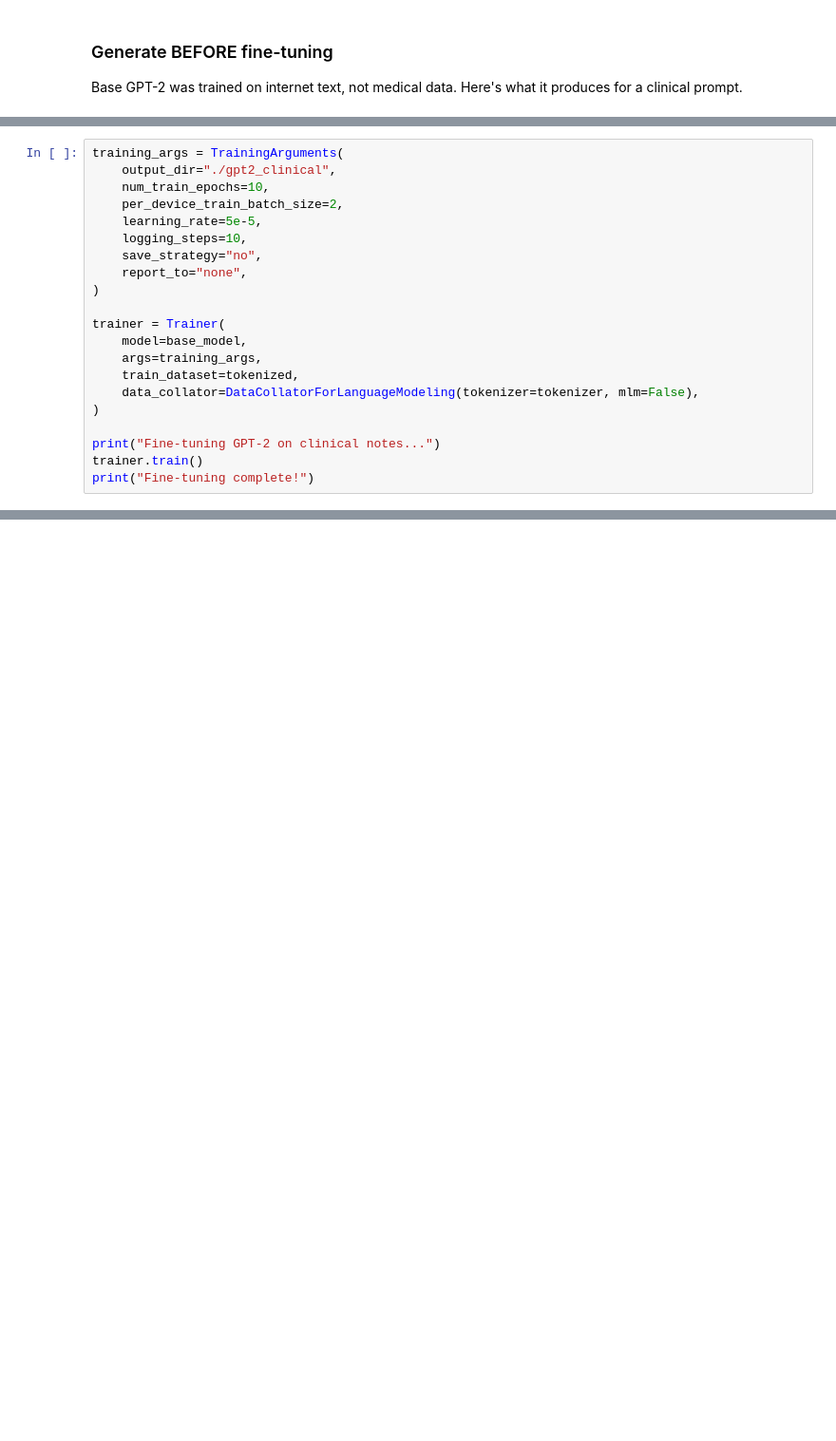
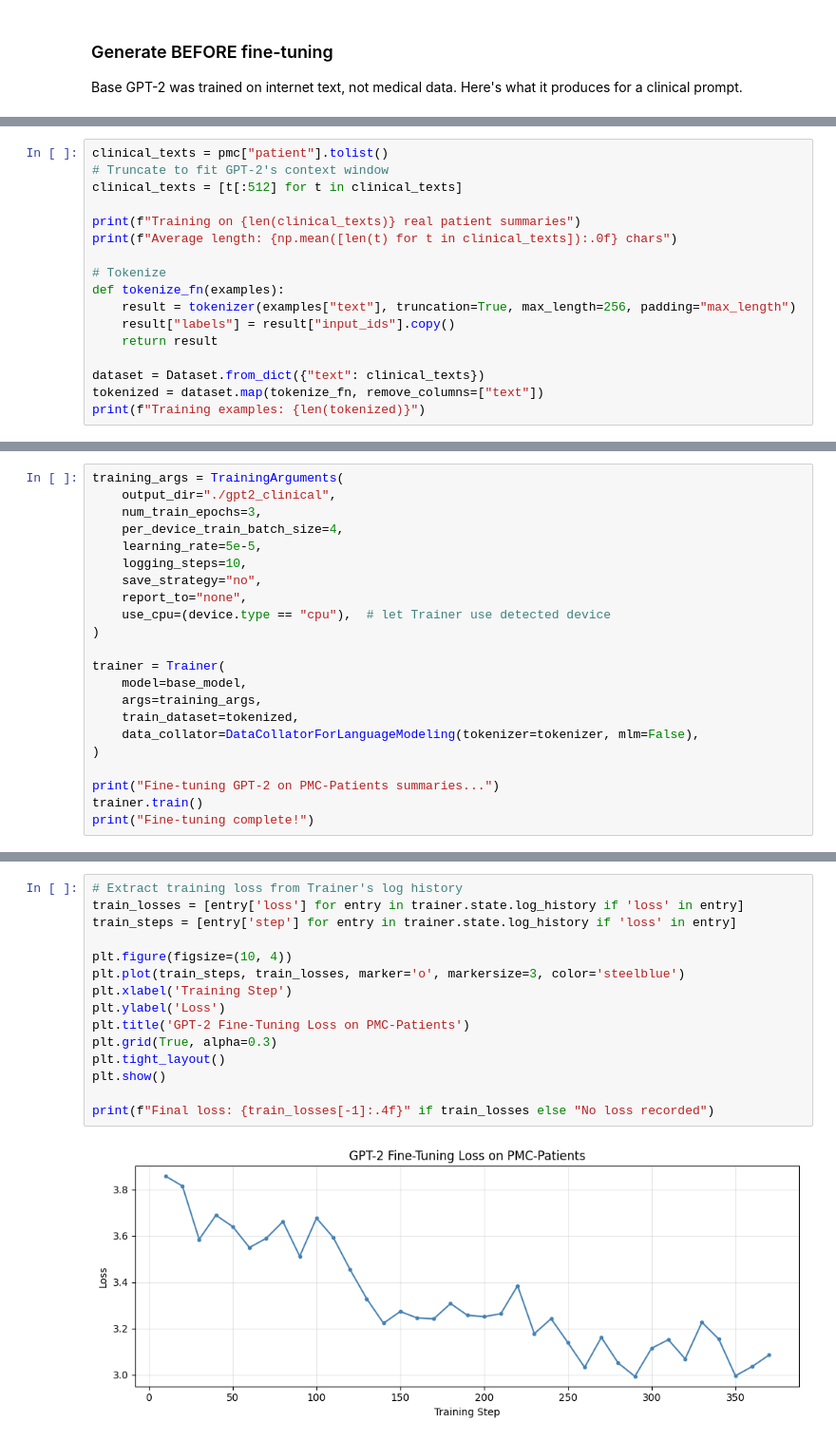
Before and after one commit to oscar-peng/datasci_223, a Jupyter notebook: lectures/07/demo/02-embeddings_finetuning.ipynb, the cells around one changed output, grey strips where cells are left out. Shown at 95% size. Saved outputs shown, nothing was run; the diff lists cells and outputs as text; blank space fills up the shorter version.

```diff
--- a/lectures/07/demo/02-embeddings_finetuning.ipynb
+++ b/lectures/07/demo/02-embeddings_finetuning.ipynb
@@ -181,0 +274,17 @@ This will only take a minute or two — it's a tiny dataset with a small model.
+# %%
+clinical_texts = pmc["patient"].tolist()
+# Truncate to fit GPT-2's context window
+clinical_texts = [t[:512] for t in clinical_texts]
+
+print(f"Training on {len(clinical_texts)} real patient summaries")
+print(f"Average length: {np.mean([len(t) for t in clinical_texts]):.0f} chars")
+
+# Tokenize
+def tokenize_fn(examples):
+    result = tokenizer(examples["text"], truncation=True, max_length=256, padding="max_length")
+    result["labels"] = result["input_ids"].copy()
+    return result
+
+dataset = Dataset.from_dict({"text": clinical_texts})
+tokenized = dataset.map(tokenize_fn, remove_columns=["text"])
+print(f"Training examples: {len(tokenized)}")
@@ -182,12 +299,13 @@ This will only take a minute or two — it's a tiny dataset with a small model.
 # %%
 training_args = TrainingArguments(
     output_dir="./gpt2_clinical",
-    num_train_epochs=10,
-    per_device_train_batch_size=2,
+    num_train_epochs=3,
+    per_device_train_batch_size=4,
     learning_rate=5e-5,
     logging_steps=10,
     save_strategy="no",
     report_to="none",
+    use_cpu=(device.type == "cpu"),  # let Trainer use detected device
 )
 
 trainer = Trainer(
@@ -197,6 +315,6 @@ trainer = Trainer(
     data_collator=DataCollatorForLanguageModeling(tokenizer=tokenizer, mlm=False),
 )
 
-print("Fine-tuning GPT-2 on clinical notes...")
+print("Fine-tuning GPT-2 on PMC-Patients summaries...")
 trainer.train()
 print("Fine-tuning complete!")
@@ -202,0 +347,17 @@ print("Fine-tuning complete!")
+# %%
+# Extract training loss from Trainer's log history
+train_losses = [entry['loss'] for entry in trainer.state.log_history if 'loss' in entry]
+train_steps = [entry['step'] for entry in trainer.state.log_history if 'loss' in entry]
+
+plt.figure(figsize=(10, 4))
+plt.plot(train_steps, train_losses, marker='o', markersize=3, color='steelblue')
+plt.xlabel('Training Step')
+plt.ylabel('Loss')
+plt.title('GPT-2 Fine-Tuning Loss on PMC-Patients')
+plt.grid(True, alpha=0.3)
+plt.tight_layout()
+plt.show()
+
+print(f"Final loss: {train_losses[-1]:.4f}" if train_losses else "No loss recorded")
+# %% [output]
+[figure, added]
```
Also changed, not shown: parts of 34 cells of this notebook, 20 other files.
